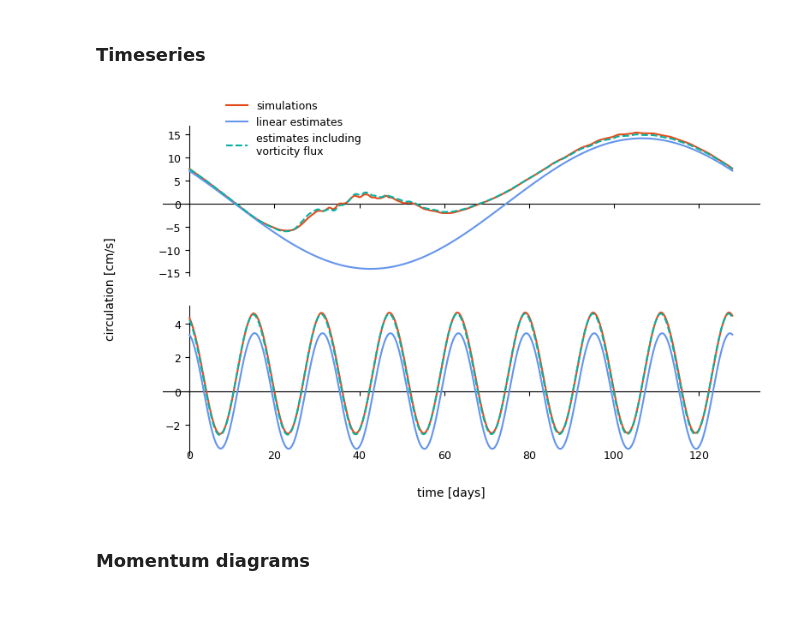
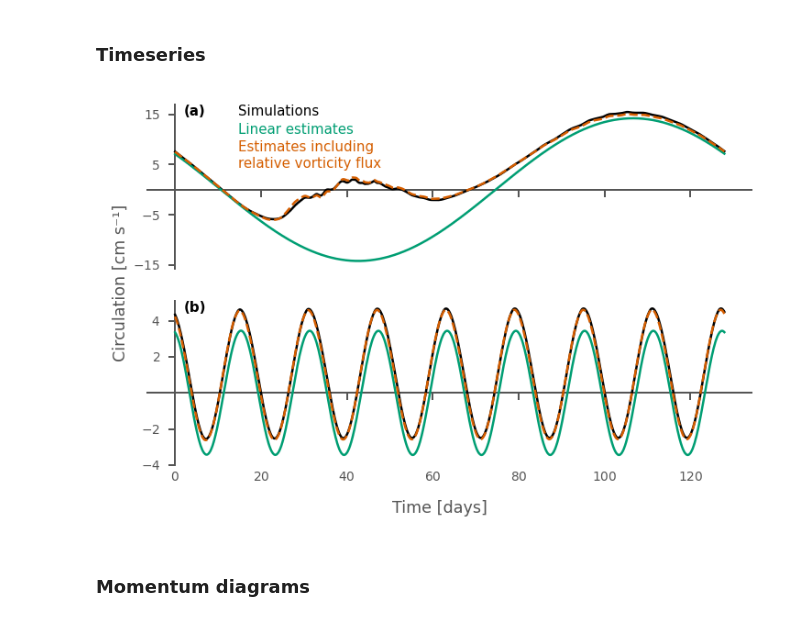
Before and after one commit to alpsjur/temporal-topo-flow, a Jupyter notebook: notebooks/postprocess.ipynb, the cells around one changed output. Drawn from its saved outputs; the diff is of its cells as text; code cells hidden in the pictures.

```diff
--- a/notebooks/postprocess.ipynb
+++ b/notebooks/postprocess.ipynb
@@ -115,9 +380,19 @@ fig.savefig(figpath+"2dbath.pdf", bbox_inches="tight")
 # %% [markdown]
 ## Analysis on depth conturs
 # %%
-# interpolate dataset onto the selected depth-contours
-dsH_L = prepare_dsH(ds_L, params_L, H_targets)
-dsH_S = prepare_dsH(ds_S, params_S, H_targets)
+if load_preprocessed:
+    dsH_L = xr.open_dataset("../output/processed/baseline_forcing/dsH_L.nc")
+    dsH_S = xr.open_dataset("../output/processed/baseline_forcing/dsH_S.nc")
+
+else:
+    # interpolate dataset onto the selected depth-contours
+    dsH_L = prepare_dsH(ds_L, params_L, H_targets)
+    dsH_S = prepare_dsH(ds_S, params_S, H_targets)
+
+    if save_processed:
+        os.makedirs("../output/processed/baseline_forcing/", exist_ok=True)
+        dsH_L.to_netcdf("../output/processed/baseline_forcing/dsH_L.nc")
+        dsH_S.to_netcdf("../output/processed/baseline_forcing/dsH_S.nc")
 
 dsH_L
 # %% [output]
@@ -281,36 +560,71 @@ from utils.plotting import plot_circulation_timeseries
 # %%
 tsL = dsH_L.isel(j=focus_j)
 tsS = dsH_S.isel(j=focus_j)
 
 fig, [axt,axb] = create_figure("double", nrows=2,
                                sharex =True
                                )
 
 plot_circulation_timeseries(axt, tsL)
 plot_circulation_timeseries(axb, tsS)
 
-fig.supxlabel('time [days]',
-              x=0.5, y=0.01,
-              fontsize=10
+fig.supxlabel('Time [days]',
+              x=0.5, y=-0,
+              fontsize=7
               )
-fig.supylabel('circulation [cm/s]',
-              x=0.05, y=0.5,
-              fontsize=10
+fig.supylabel('Circulation [cm s⁻¹]',
+              x=0.08, y=0.5,
+              fontsize=7
               )
 
-axt.legend(
-    loc="upper left",
-    bbox_to_anchor=(0.1, 1.2),  # shift legend outside
-    borderaxespad=0,           # tighter to plot
-    frameon=False              # no border
-)
+axt.set_yticks([-15, -5, 5, 15])
+axb.set_yticks([-4, -2, 2, 4])
 
 # Shift x-axis tick labels downward
 for label in axb.get_xticklabels():
-    label.set_y(label.get_position()[1] - 3)
+    label.set_y(label.get_position()[1] - 3.5)
 
-fig.savefig(figpath+"timeseries_circulation.pdf", bbox_inches="tight")
+# add labels (a) and (b)
+axt.text(0.06, 1, "(a)", color="black",
+         transform=axt.transAxes,
+         verticalalignment='top',
+         fontweight='bold'
+         )
+axb.text(0.06, 1, "(b)", color="black",
+         transform=axb.transAxes,
+         verticalalignment='top',
+         fontweight='bold'
+         )
+
+# create legend for axt outside plot
+# axt.legend(
+#     loc="upper left",
+#     #ncols=2,
+#     fontsize=6,
+#     bbox_to_anchor=(0.2, 1.1),  # shift legend outside
+#     borderaxespad=0,           # tighter to plot
+#     frameon=False,              # no border
+# )
+
+labels = ["Simulations", "Linear estimates", "Estimates including\nrelative vorticity flux"]
+y_start = 1
+line_height = 0.1  # adjust this once
+y = y_start
+for label, color in zip(labels, colorwheel):
+    axt.text(
+        0.15, y,
+        label,
+        color=color,
+        #fontweight="bold",
+        #fontsize=5,
+        transform=axt.transAxes,
+        ha="left", va="top"
+    )
+    n_lines = label.count("\n") + 1
+    y -= n_lines * line_height + 0.01  # small gap between entries
+
+fig.savefig(figpath+"timeseries_circulation.pdf")
 # %% [output]
-[figure, old version]
+[figure, new version]
 # %% [markdown]
 ### Momentum diagrams
```
Also changed, not shown: parts of 71 cells of this notebook.
